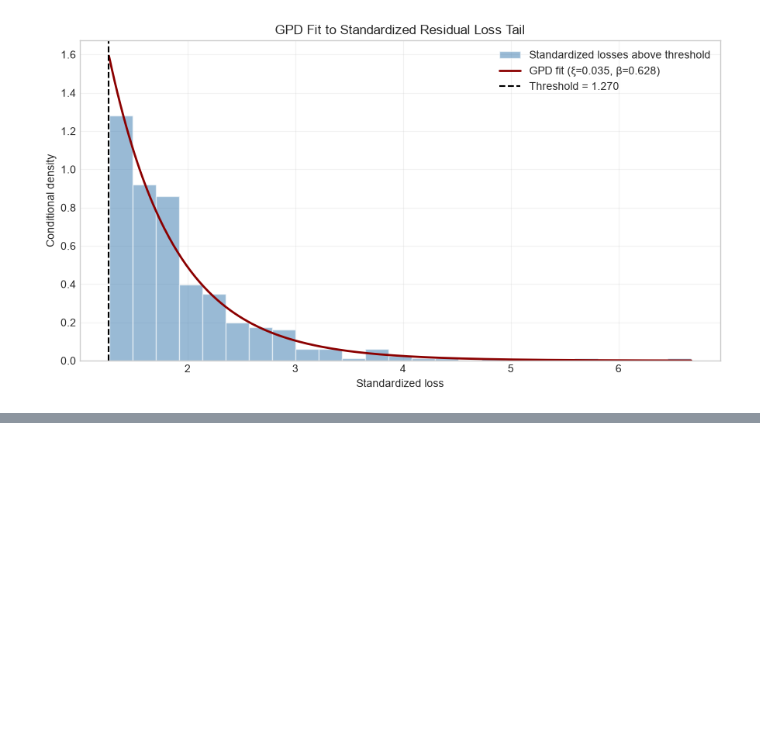
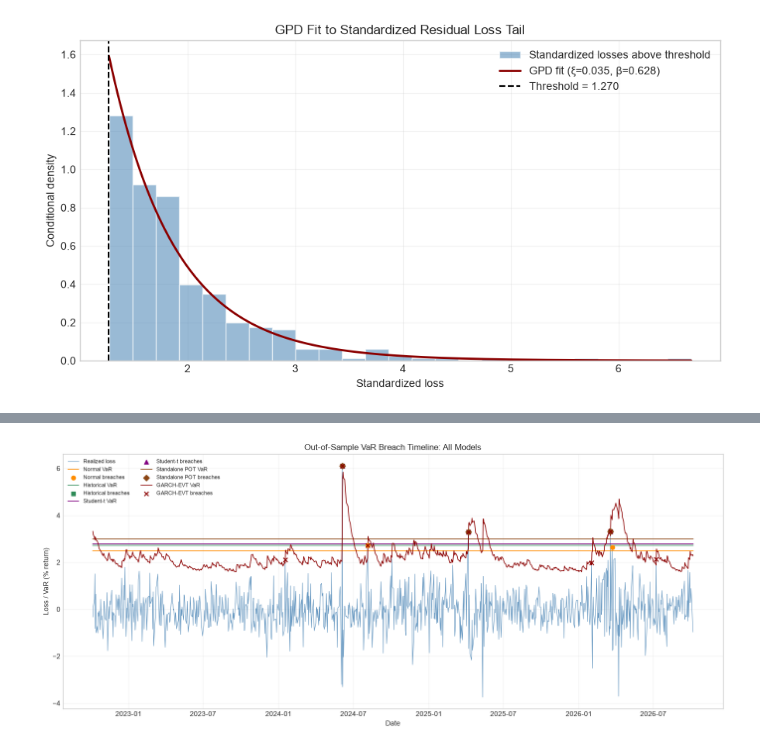
Before and after one commit to adhyanambisan/EVT, a Jupyter notebook: Tail_Risk.ipynb, the cells around one changed output, grey strips where cells are left out. Cells and saved outputs as stored; diff of their text form; code cells hidden in the pictures; blank space fills up the shorter version.

```diff
--- a/Tail_Risk.ipynb
+++ b/Tail_Risk.ipynb
@@ -552,0 +876,87 @@ GARCH-EVT (in-sample)                  4/3714      0.108%      0.022       0.883
+# %%
+# Fit static benchmark VaRs using only pre-test returns.
+train_returns_pct = returns_oos.loc[returns_oos.index < TEST_START]
+
+if train_returns_pct.empty:
+    raise ValueError("No pre-test returns are available to fit the benchmark models.")
+
+static_var_pct = {
+    "Normal": -(
+        train_returns_pct.mean()
+        + train_returns_pct.std(ddof=1) * NormalDist().inv_cdf(BACKTEST_ALPHA)
+    ),
+    "Historical": -train_returns_pct.quantile(BACKTEST_ALPHA),
+}
+
+df_t_oos, loc_t_oos, scale_t_oos = t.fit(train_returns_pct)
+static_var_pct["Student-t"] = -(
+    loc_t_oos + scale_t_oos * t.ppf(BACKTEST_ALPHA, df_t_oos)
+)
+
+# Fit standalone POT to pre-test losses.
+train_losses_pct = -train_returns_pct.to_numpy()
+pot_threshold = np.quantile(train_losses_pct, 0.90)
+pot_exceedances = train_losses_pct[train_losses_pct > pot_threshold] - pot_threshold
+pot_xi, _, pot_beta = genpareto.fit(pot_exceedances, floc=0)
+pot_tail_probability = len(pot_exceedances) / len(train_losses_pct)
+
+if BACKTEST_ALPHA >= pot_tail_probability:
+    raise ValueError("BACKTEST_ALPHA must be below the POT threshold exceedance probability.")
+
+if abs(pot_xi) < 1e-8:
+    static_var_pct["Standalone POT"] = (
+        pot_threshold + pot_beta * np.log(pot_tail_probability / BACKTEST_ALPHA)
+    )
+else:
+    static_var_pct["Standalone POT"] = (
+        pot_threshold
+        + (pot_beta / pot_xi)
+        * ((pot_tail_probability / BACKTEST_ALPHA) ** pot_xi - 1)
+    )
+
+# Add the walk-forward GARCH-EVT VaR series.
+var_forecasts = {
+    name: pd.Series(value, index=oos_backtest.index)
+    for name, value in static_var_pct.items()
+}
+var_forecasts["GARCH-EVT"] = oos_backtest["VaR_pct"]
+
+actual_loss = oos_backtest["actual_loss_pct"]
+styles = {
+    "Normal": ("darkorange", "o"),
+    "Historical": ("seagreen", "s"),
+    "Student-t": ("purple", "^"),
+    "Standalone POT": ("saddlebrown", "D"),
+    "GARCH-EVT": ("darkred", "x"),
+}
+
+fig, ax = plt.subplots(figsize=(14, 6))
+ax.plot(actual_loss.index, actual_loss, color="steelblue", linewidth=0.8,
+        alpha=0.8, label="Realized loss")
+
+for name, var_series in var_forecasts.items():
+    color, marker = styles[name]
+    ax.plot(var_series.index, var_series, color=color, linewidth=1.1,
+            label=f"{name} VaR")
+    breaches = actual_loss > var_series
+    ax.scatter(
+        actual_loss.index[breaches],
+        actual_loss[breaches],
+        color=color,
+        marker=marker,
+        s=38,
+        zorder=3,
+        label=f"{name} breaches",
+    )
+
+ax.set(
+    title="Out-of-Sample VaR Breach Timeline: All Models",
+    xlabel="Date",
+    ylabel="Loss / VaR (% return)",
+)
+ax.legend(ncol=2, fontsize=8)
+ax.grid(alpha=0.25)
+plt.tight_layout()
+plt.show()
+# %% [output]
+[figure, added]
```
Also changed, not shown: parts of 14 cells of this notebook, 1 other file.
